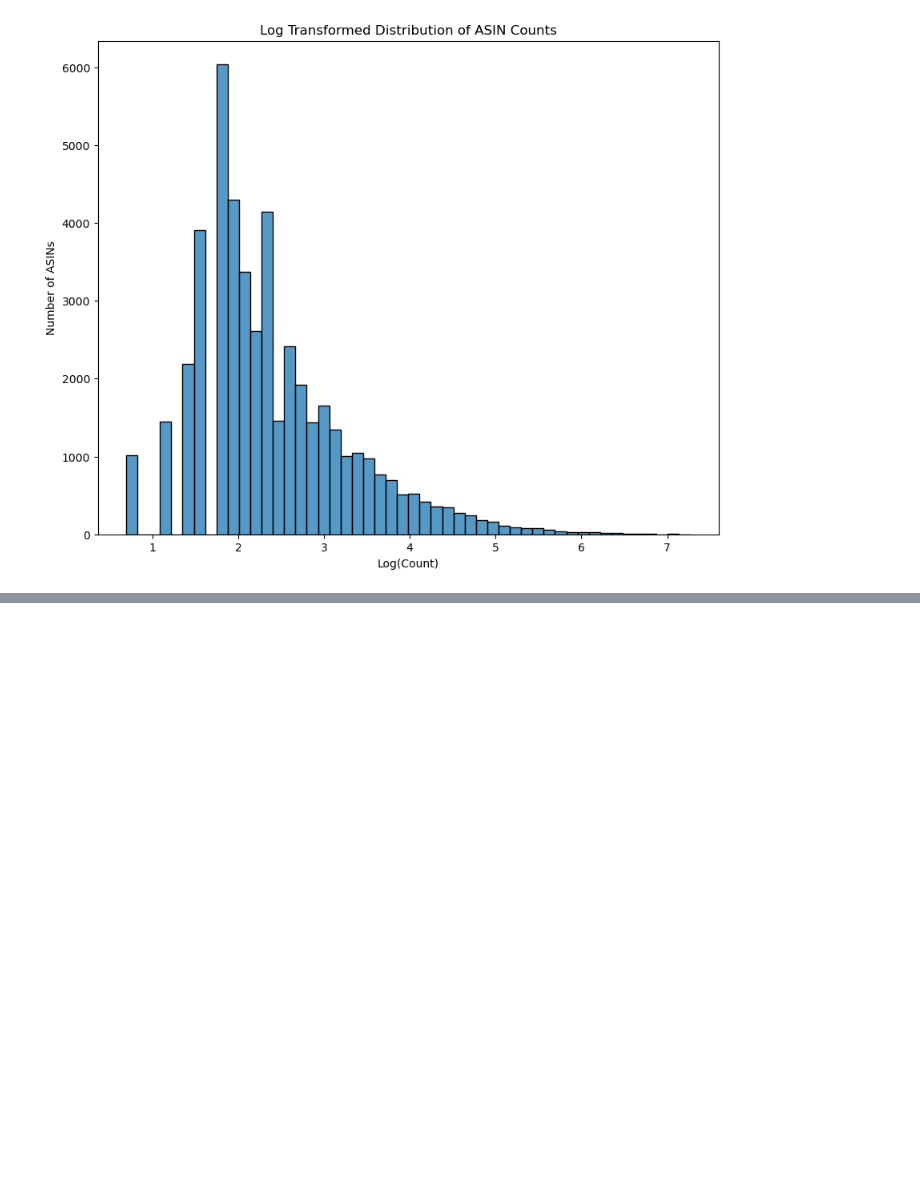
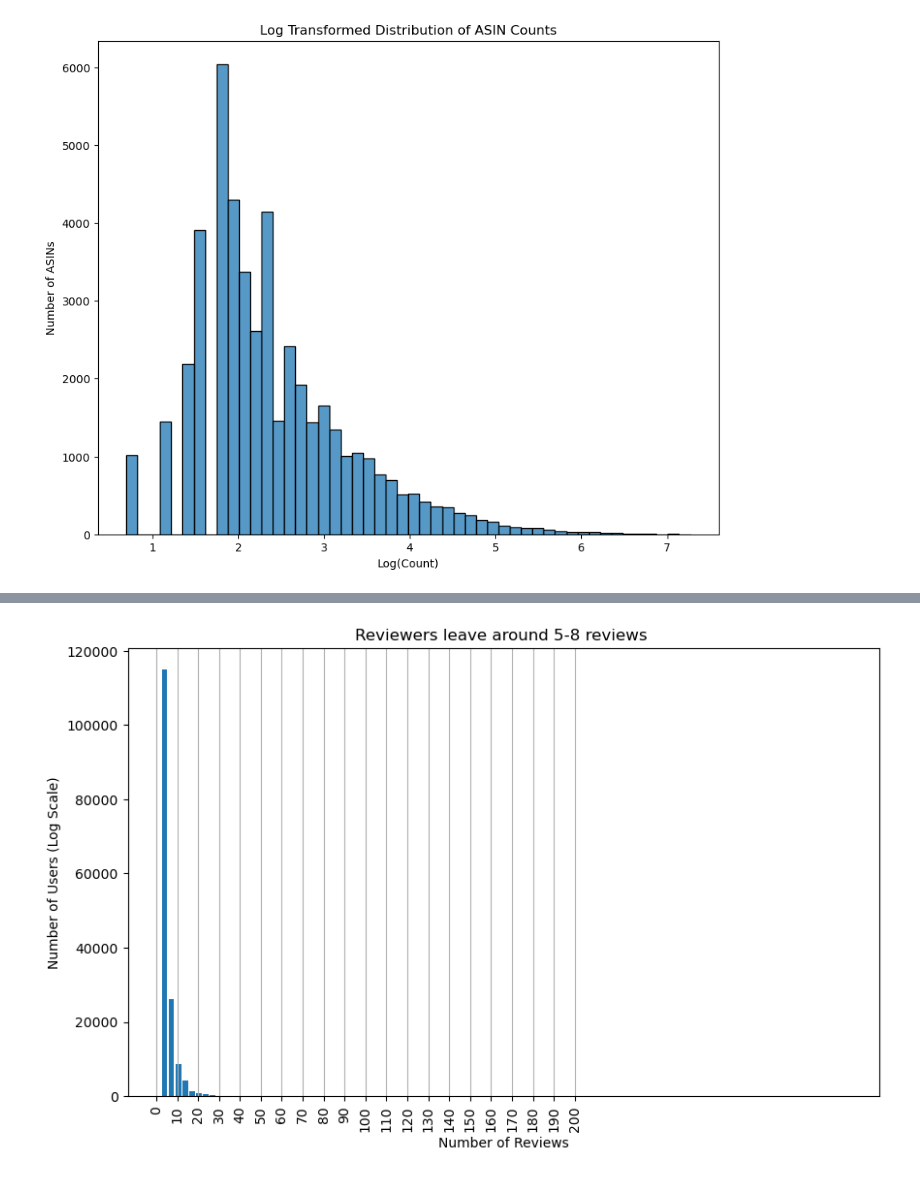
Before and after one commit to 0smee/nlp-capstone, a Jupyter notebook: notebooks/02-newEDA.ipynb, the cells around one changed output, grey strips where cells are left out. Drawn from its saved outputs; the diff is of its cells as text; code cells hidden in the pictures; blank space fills up the shorter version.

```diff
--- a/notebooks/02-newEDA.ipynb
+++ b/notebooks/02-newEDA.ipynb
@@ -254,0 +363,15 @@ plt.show()
+# %%
+review_count = df['reviewerID'].value_counts()
+
+# Plot a histogram with a logarithmic y-axis
+plt.figure(figsize=(10, 6))
+review_count.hist(bins=100, align='left', rwidth=0.8)
+
+plt.title('Reviewers leave around 5-8 reviews ')
+plt.xlabel('Number of Reviews')
+plt.ylabel('Number of Users (Log Scale)')
+plt.xticks([x for x in range(0,201,10)], rotation=90)
+plt.grid(axis='y')
+plt.show()
+# %% [output]
+[figure, added]
```
Also changed, not shown: parts of 33 cells of this notebook, 6 other files.
